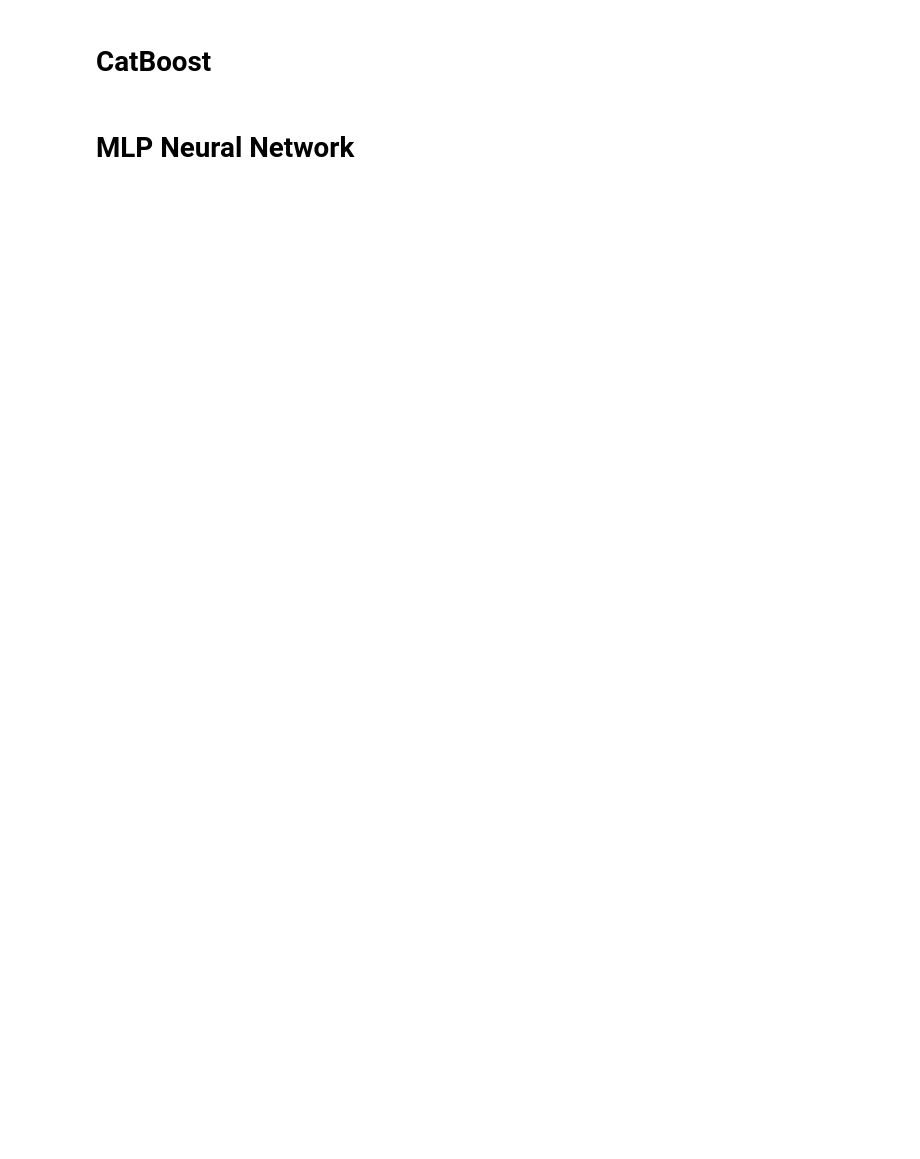
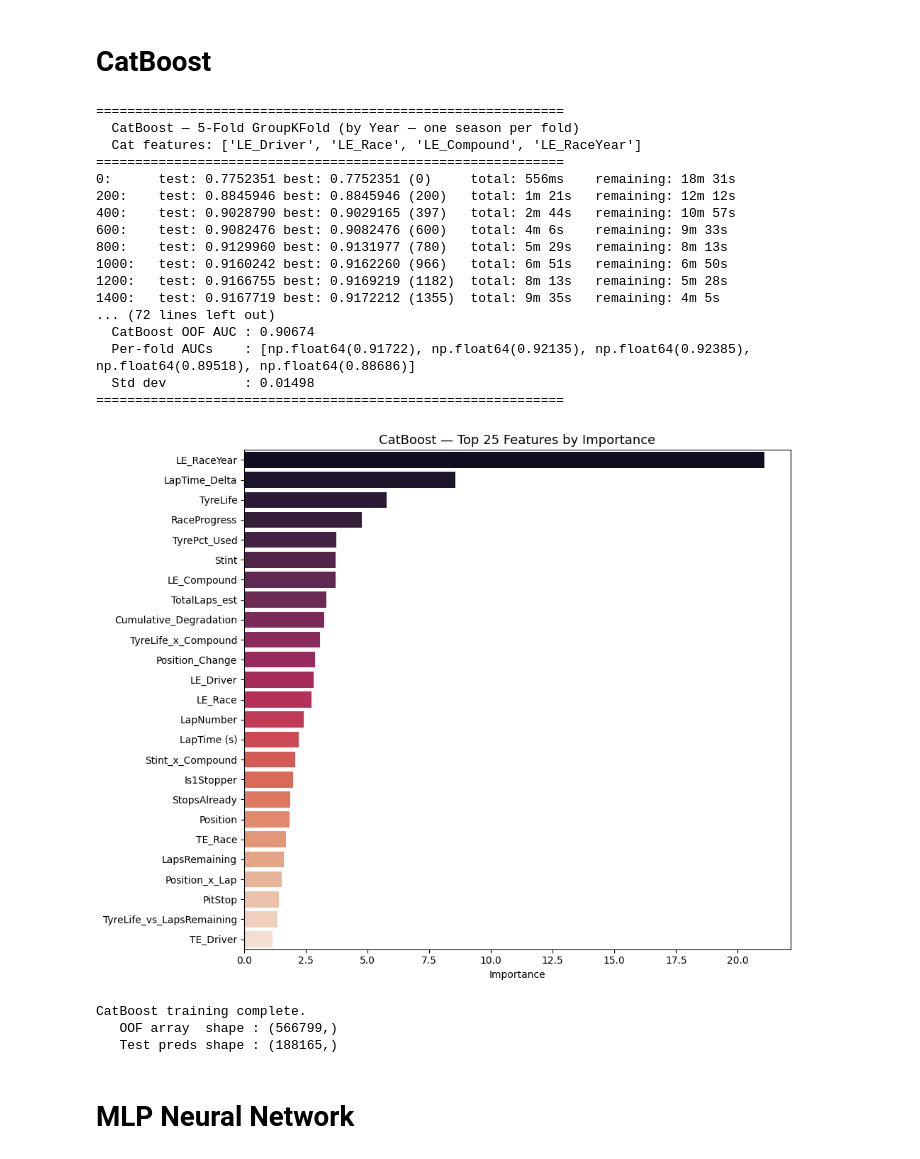
Before and after one commit to 23f2001942/KaggleCompetitions, a Jupyter notebook: Predict F1 Pit Stop.ipynb, the cells around one changed output. Cells and saved outputs as stored; diff of their text form; code cells hidden in the pictures; blank space fills up the shorter version.

```diff
--- a/Predict F1 Pit Stop.ipynb
+++ b/Predict F1 Pit Stop.ipynb
@@ -647,7 +745,7 @@ print(f"  CatBoost — {N_FOLDS}-Fold GroupKFold (by Year — one season per fol
 print(f"  Cat features: {LE_COLS_IN_FEATURES}")
 print("=" * 60)
 
-for fold, (tr_idx, val_idx) in enumerate(gkf.split(X_df, y_arr, groups_arr), 1):
+for fold, (tr_idx, val_idx) in enumerate(sgkf.split(X_df, y_arr, groups_arr), 1):
 
     X_tr  = X_df.iloc[tr_idx]
     X_val = X_df.iloc[val_idx]
@@ -688,33 +786,55 @@ for fold, (tr_idx, val_idx) in enumerate(gkf.split(X_df, y_arr, groups_arr), 1):
     gc.collect()
 
 oof_auc_cb = roc_auc_score(y_arr, oof_cb)
 
 print("\n" + "=" * 60)
 print(f"  CatBoost OOF AUC : {oof_auc_cb:.5f}")
 print(f"  Per-fold AUCs    : {[round(a,5) for a in fold_auc_cb]}")
 print(f"  Std dev          : {np.std(fold_auc_cb):.5f}")
 print("=" * 60)
 
 fi_cb = (
     pd.DataFrame({
         "feature"   : FEATURES,
         "importance": model.get_feature_importance(),
     })
     .sort_values("importance", ascending=False)
     .head(25)
 )
 
 plt.figure(figsize=(10, 8))
 sns.barplot(data=fi_cb, x="importance", y="feature", palette="rocket")
 plt.title("CatBoost — Top 25 Features by Importance", fontsize=13)
 plt.xlabel("Importance")
 plt.ylabel("")
 plt.tight_layout()
 plt.show()
 
 print("\nCatBoost training complete.")
 print(f"   OOF array  shape : {oof_cb.shape}")
 print(f"   Test preds shape : {test_cb.shape}")
+# %% [output]
+============================================================
+  CatBoost — 5-Fold GroupKFold (by Year — one season per fold)
+  Cat features: ['LE_Driver', 'LE_Race', 'LE_Compound', 'LE_RaceYear']
+============================================================
+0:      test: 0.7752351 best: 0.7752351 (0)     total: 556ms    remaining: 18m 31s
+200:    test: 0.8845946 best: 0.8845946 (200)   total: 1m 21s   remaining: 12m 12s
+400:    test: 0.9028790 best: 0.9029165 (397)   total: 2m 44s   remaining: 10m 57s
+600:    test: 0.9082476 best: 0.9082476 (600)   total: 4m 6s    remaining: 9m 33s
+800:    test: 0.9129960 best: 0.9131977 (780)   total: 5m 29s   remaining: 8m 13s
+1000:   test: 0.9160242 best: 0.9162260 (966)   total: 6m 51s   remaining: 6m 50s
+1200:   test: 0.9166755 best: 0.9169219 (1182)  total: 8m 13s   remaining: 5m 28s
+1400:   test: 0.9167719 best: 0.9172212 (1355)  total: 9m 35s   remaining: 4m 5s
+... (72 lines left out)
+  CatBoost OOF AUC : 0.90674
+  Per-fold AUCs    : [np.float64(0.91722), np.float64(0.92135), np.float64(0.92385), np.float64(0.89518), np.float64(0.88686)]
+  Std dev          : 0.01498
+============================================================
+[figure, added]
+CatBoost training complete.
+   OOF array  shape : (566799,)
+   Test preds shape : (188165,)
 # %% [markdown]
 # MLP Neural Network
 # %%
```
Also changed, not shown: parts of 22 cells of this notebook.
